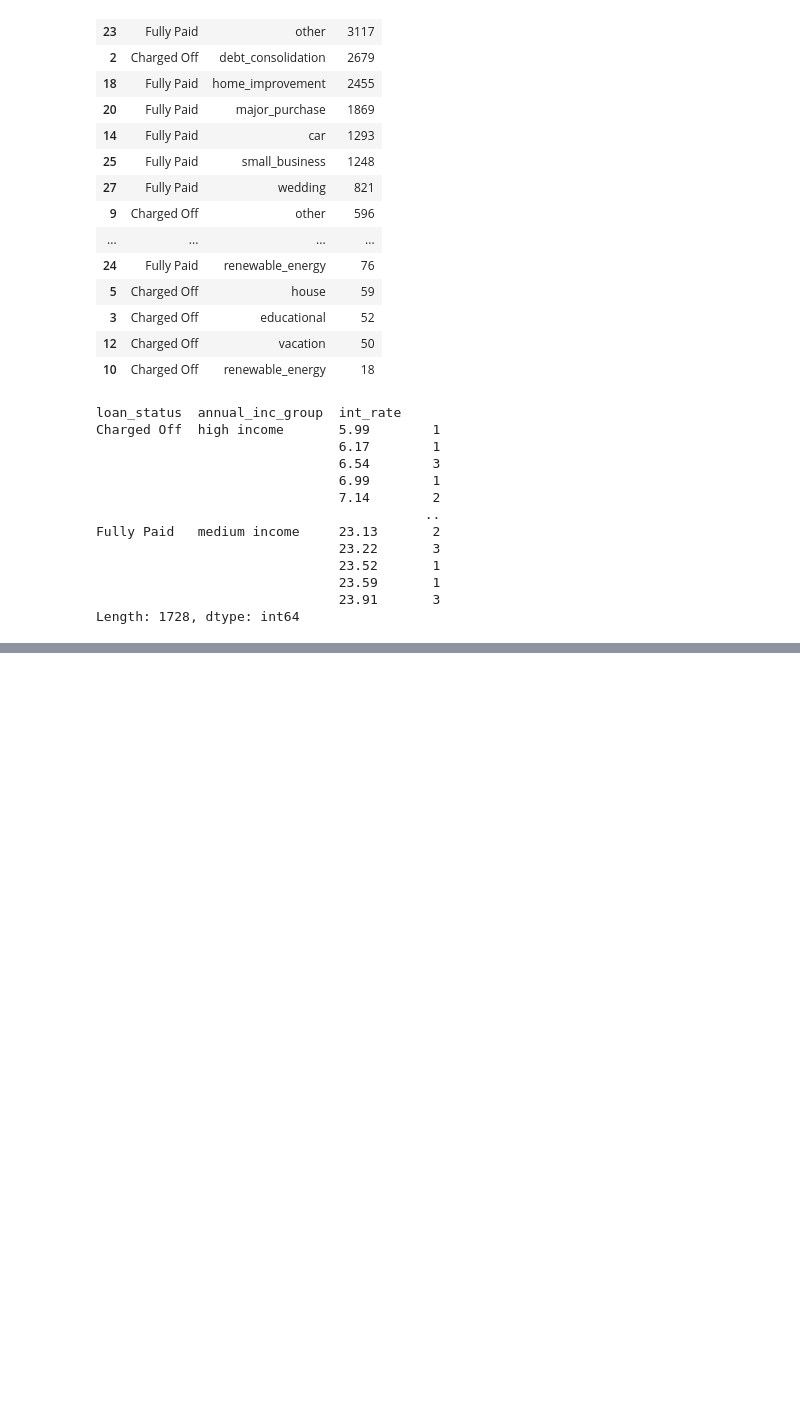
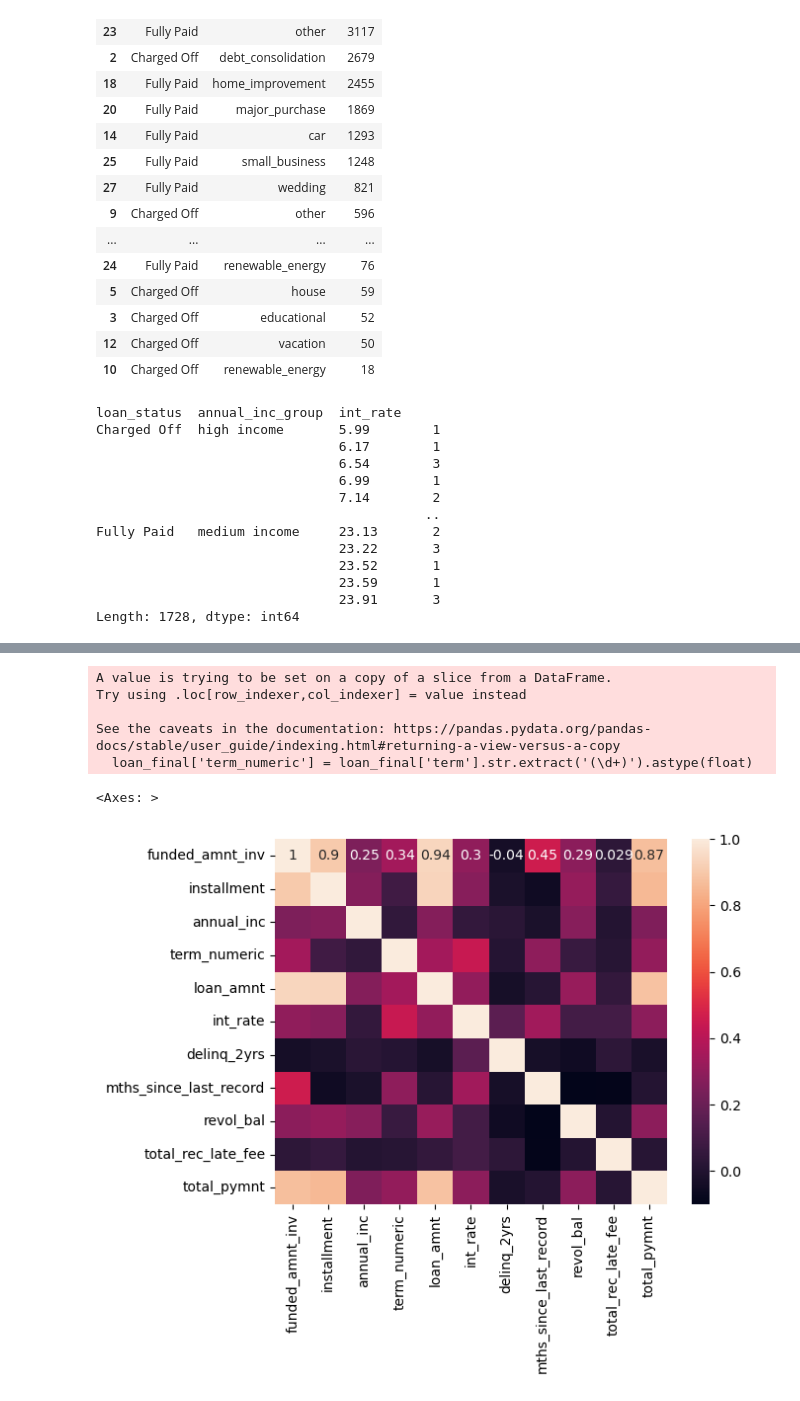
Before and after one commit to krishnajinka/LendingClubCaseStudy, a Jupyter notebook: Lending_Club_Default_Analysis.ipynb, the cells around one changed output, grey strips where cells are left out. Saved outputs shown, nothing was run; the diff lists cells and outputs as text; code cells hidden in the pictures; blank space fills up the shorter version.

```diff
--- a/Lending_Club_Default_Analysis.ipynb
+++ b/Lending_Club_Default_Analysis.ipynb
@@ -792,0 +756,31 @@ sns.boxplot(data=loan_final,y="loan_amnt",x='term',hue='loan_status')
+# %%
+# The purpose of using a heatmap to visualize the correlation matrix of a dataset,
+# like the loan_final.corr() in this case, is for multi-variate analysis, specifically to:
+# Identify Relationships: It helps in identifying the relationships between multiple variables at once.
+# The correlation values range from -1 to 1, where:
+
+# 1 indicates a perfect positive linear relationship,
+# -1 indicates a perfect negative linear relationship, and
+# 0 indicates no linear relationship between two variables.
+# Multi-variate analysis
+import numpy as np
+loan_final['term_numeric'] = loan_final['term'].str.extract('(\d+)').astype(float)
+numeric_cols = loan_final.select_dtypes(include=[np.number])  # Select only numeric columns
+# %% [output]
+A value is trying to be set on a copy of a slice from a DataFrame.
+Try using .loc[row_indexer,col_indexer] = value instead
+
+See the caveats in the documentation: https://pandas.pydata.org/pandas-docs/stable/user_guide/indexing.html#returning-a-view-versus-a-copy
+  loan_final['term_numeric'] = loan_final['term'].str.extract('(\d+)').astype(float)
+# %%
+selected_columns = ['funded_amnt_inv', 'installment', 'annual_inc', 'term_numeric','loan_amnt', 'int_rate', 'delinq_2yrs', 'mths_since_last_record', 'revol_bal', 'total_rec_late_fee', 'total_pymnt']
+
+selected_data = loan_final[selected_columns]
+
+# Calculate the correlation matrix for the selected columns
+corr_matrix = selected_data.corr()
+
+sns.heatmap(corr_matrix,annot=True)
+# %% [output]
+<Axes: >
+[figure, added]
```
Also changed, not shown: parts of 40 cells of this notebook.
